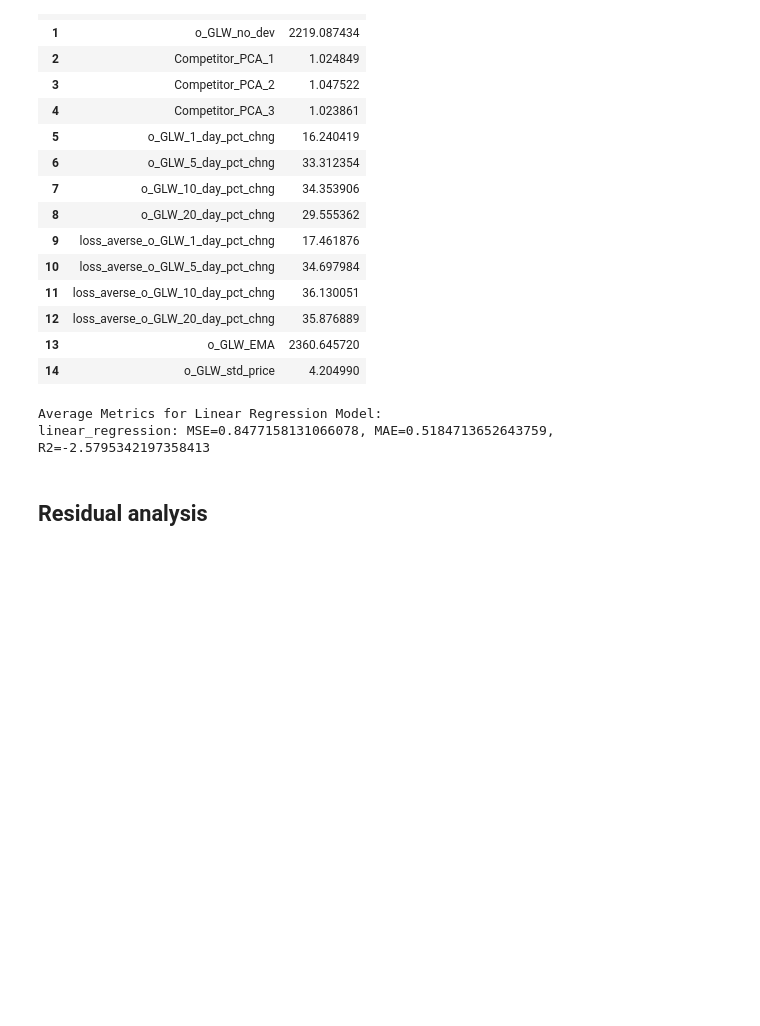
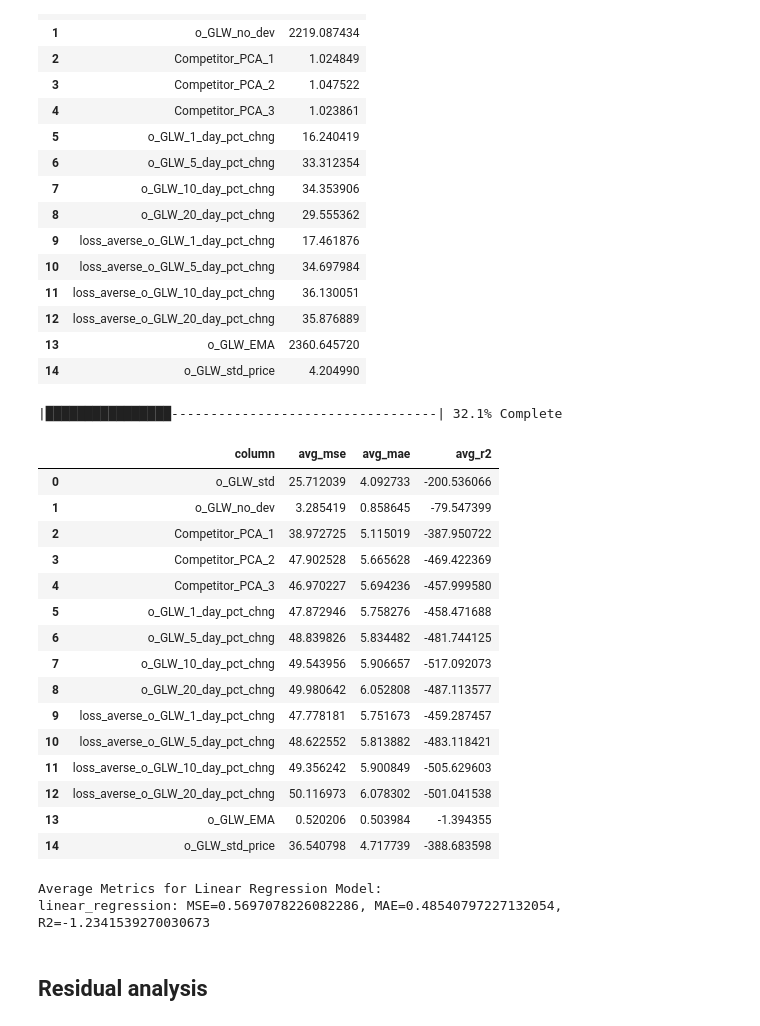
Before and after one commit to Benedictgr97/stock_prediction_v2, a Jupyter notebook: price_predictor.ipynb, the cells around one changed output. Saved outputs shown, nothing was run; the diff lists cells and outputs as text; code cells hidden in the pictures; blank space fills up the shorter version.

```diff
--- a/price_predictor.ipynb
+++ b/price_predictor.ipynb
@@ -726,6 +726,53 @@ vif_df
 | 12 | loss_averse_o_GLW_20_day_pct_chng | 35.876889 |
 | 13 | o_GLW_EMA | 2360.645720 |
 | 14 | o_GLW_std_price | 4.204990 |
+# %%
+for i in stock_prices_model_df.drop(pred_stock,axis = 1).columns:
+    results_linear_regression = evaluate_model_for_windows(linear_regression_model_info[[i,pred_stock]], stock_prices_model_df, pred_stock, total_windows)
+
+    average_metrics_linear_regression = {}
+    avg_mse = np.mean([m['mse'] for m in results_linear_regression])
+    avg_mae = np.mean([m['mae'] for m in results_linear_regression])
+    avg_r2 = np.mean([m['r2'] for m in results_linear_regression])
+    average_metrics_linear_regression['linear_regression'] = {'avg_mse': avg_mse, 'avg_mae': avg_mae, 'avg_r2': avg_r2}
+# %%
+# Initialize an empty DataFrame to store the results
+results_df = pd.DataFrame(columns=['column', 'avg_mse', 'avg_mae', 'avg_r2'])
+
+# Loop through each column in the DataFrame except the prediction stock column
+for i in stock_prices_model_df.drop(pred_stock, axis=1).columns:
+    # Evaluate the model for the current column
+    results_linear_regression = evaluate_model_for_windows(linear_regression_model_info, stock_prices_model_df[[i, pred_stock]], pred_stock, total_windows)
+
+    # Calculate average metrics
+    avg_mse = np.mean([m['mse'] for m in results_linear_regression])
+    avg_mae = np.mean([m['mae'] for m in results_linear_regression])
+    avg_r2 = np.mean([m['r2'] for m in results_linear_regression])
+
+    # Store the results in the DataFrame
+    new_row = pd.DataFrame({'column': [i], 'avg_mse': [avg_mse], 'avg_mae': [avg_mae], 'avg_r2': [avg_r2]})
+    results_df = pd.concat([results_df, new_row], ignore_index=True)
+# %% [output]
+|████████████████----------------------------------| 32.1% Complete
+# %%
+results_df
+# %% [output]
+|  | column | avg_mse | avg_mae | avg_r2 |
+| 0 | o_GLW_std | 25.712039 | 4.092733 | -200.536066 |
+| 1 | o_GLW_no_dev | 3.285419 | 0.858645 | -79.547399 |
+| 2 | Competitor_PCA_1 | 38.972725 | 5.115019 | -387.950722 |
+| 3 | Competitor_PCA_2 | 47.902528 | 5.665628 | -469.422369 |
+| 4 | Competitor_PCA_3 | 46.970227 | 5.694236 | -457.999580 |
+| 5 | o_GLW_1_day_pct_chng | 47.872946 | 5.758276 | -458.471688 |
+| 6 | o_GLW_5_day_pct_chng | 48.839826 | 5.834482 | -481.744125 |
+| 7 | o_GLW_10_day_pct_chng | 49.543956 | 5.906657 | -517.092073 |
+| 8 | o_GLW_20_day_pct_chng | 49.980642 | 6.052808 | -487.113577 |
+| 9 | loss_averse_o_GLW_1_day_pct_chng | 47.778181 | 5.751673 | -459.287457 |
+| 10 | loss_averse_o_GLW_5_day_pct_chng | 48.622552 | 5.813882 | -483.118421 |
+| 11 | loss_averse_o_GLW_10_day_pct_chng | 49.356242 | 5.900849 | -505.629603 |
+| 12 | loss_averse_o_GLW_20_day_pct_chng | 50.116973 | 6.078302 | -501.041538 |
+| 13 | o_GLW_EMA | 0.520206 | 0.503984 | -1.394355 |
+| 14 | o_GLW_std_price | 36.540798 | 4.717739 | -388.683598 |
 # %%
 # Linear Regression model with intercept=True
 linear_regression_model_info = {
@@ -735,7 +782,7 @@ linear_regression_model_info = {
     }
 }
 
-results_linear_regression = evaluate_model_for_windows(linear_regression_model_info, stock_prices_model_df, pred_stock, total_windows)
+results_linear_regression = evaluate_model_for_windows(linear_regression_model_info, stock_prices_model_df.drop('o_GLW_no_dev',axis = 1), pred_stock, total_windows)
 
 # Calculate average metrics for the linear regression model
 average_metrics_linear_regression = {}
@@ -749,6 +796,6 @@ for model_name, metrics in average_metrics_linear_regression.items():
     print(f"{model_name}: MSE={metrics['avg_mse']}, MAE={metrics['avg_mae']}, R2={metrics['avg_r2']}")
 # %% [output]
 Average Metrics for Linear Regression Model:
-linear_regression: MSE=0.8477158131066078, MAE=0.5184713652643759, R2=-2.5795342197358413
+linear_regression: MSE=0.5697078226082286, MAE=0.48540797227132054, R2=-1.2341539270030673
 # %% [markdown]
 ## Residual analysis
```
Also changed, not shown: parts of 1 cell of this notebook.
